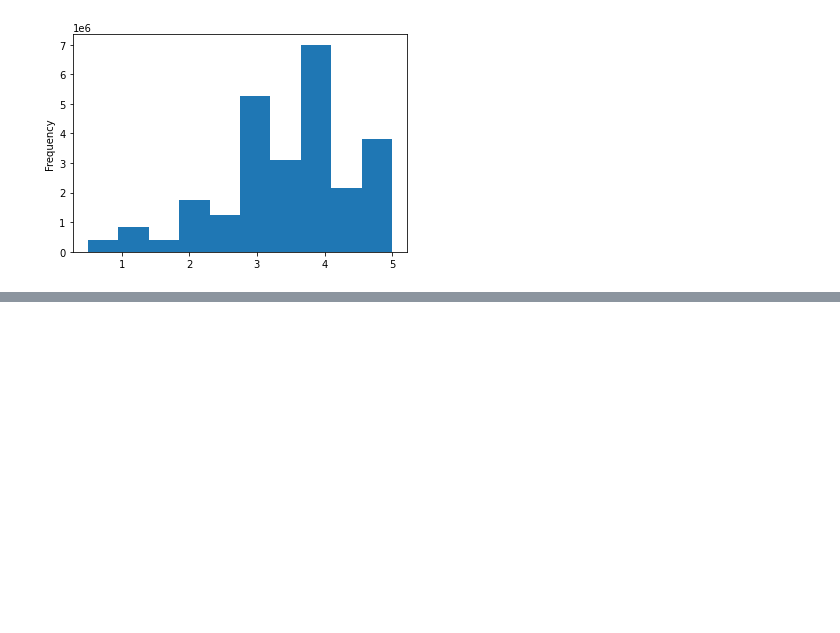
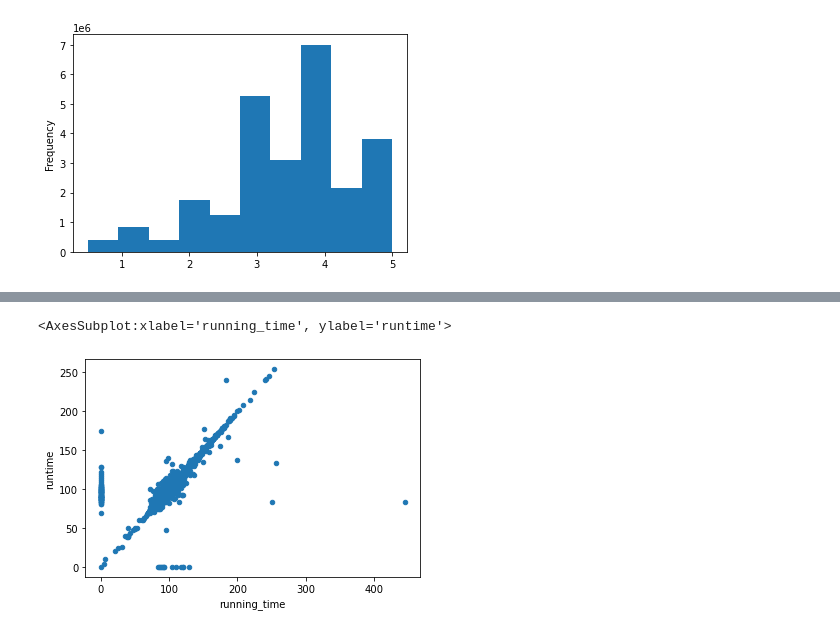
Before and after one commit to rciminera/Movies_ETL, a Jupyter notebook: Mod8_ETL.ipynb, the cells around one changed output, grey strips where cells are left out. Cells and saved outputs as stored; diff of their text form; code cells hidden in the pictures; blank space fills up the shorter version.

```diff
--- a/Mod8_ETL.ipynb
+++ b/Mod8_ETL.ipynb
@@ -1266,0 +1346,6 @@ Name: rating, dtype: float64
+# %%
+# Choose how to resolve run time
+movies_df.fillna(0).plot(x='running_time', y='runtime', kind='scatter')
+# %% [output]
+<AxesSubplot:xlabel='running_time', ylabel='runtime'>
+[figure, added]
```
Also changed, not shown: parts of 23 cells of this notebook.
